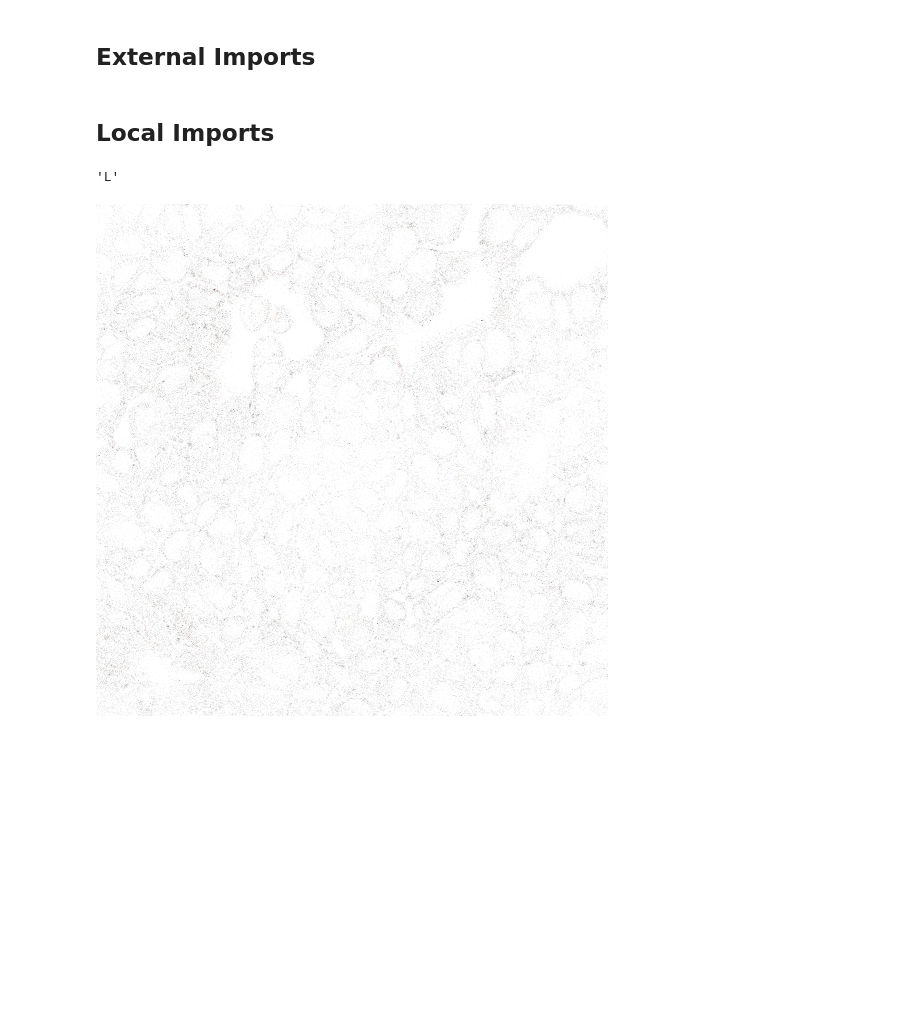
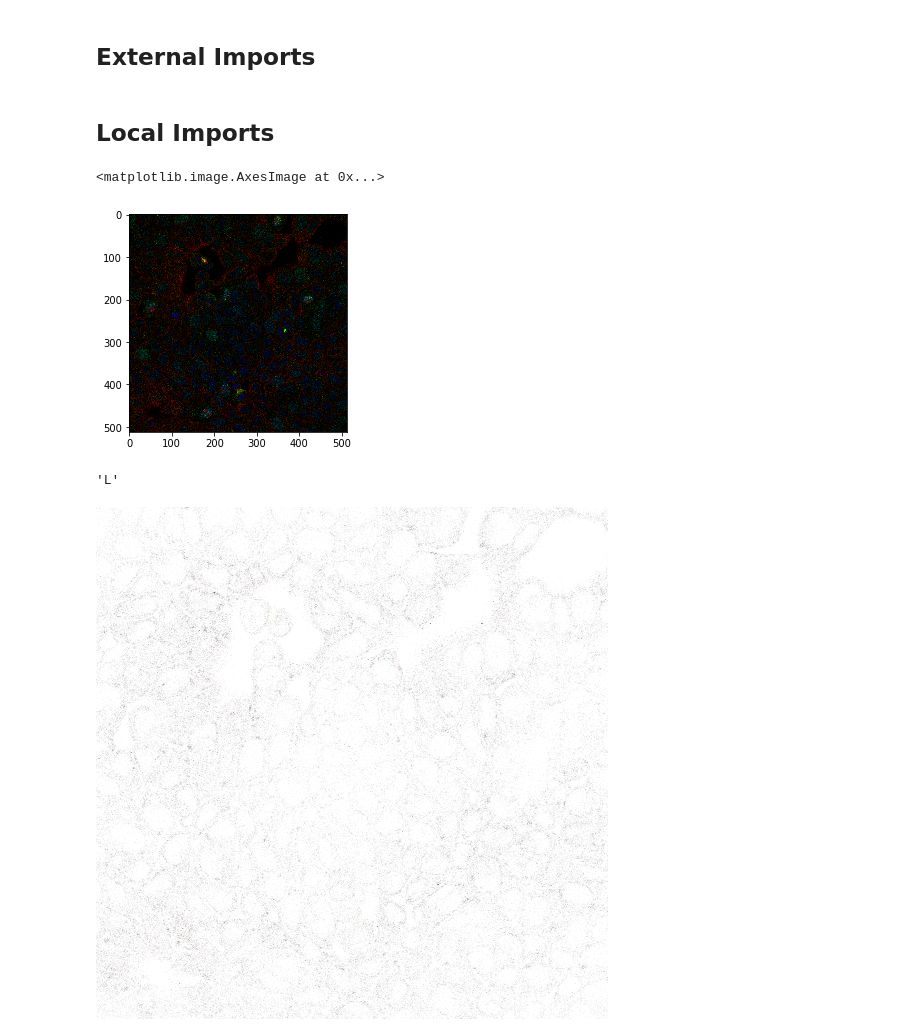
Before and after one commit to eldrtimo/protein, a Jupyter notebook: playground.ipynb, the cells around one changed output. Drawn from its saved outputs; the diff is of its cells as text; code cells hidden in the pictures; blank space fills up the shorter version.

```diff
--- a/playground.ipynb
+++ b/playground.ipynb
@@ -21,13 +21,21 @@ import protein_atlas as pa
 # %%
 from PIL import Image
 reload(pa)
 atlas = pa.ProteinAtlas()
 id_ = atlas.labels.index[0]
 
 bands = [None] * atlas.n_channels
 for chan_ix in range(atlas.n_channels):
     chan_path = atlas.get_path(id_,chan_ix)
     bands[chan_ix] = Image.open(chan_path)
+
+img = np.stack(bands, axis = 2)
+
+
+plt.imshow(img[:,:,0:3])
+# %% [output]
+<matplotlib.image.AxesImage at 0x...>
+[figure, added]
 # %%
 bands[0].mode
 # %% [output]
```
Also changed, not shown: parts of 4 cells of this notebook, 1 other file.
